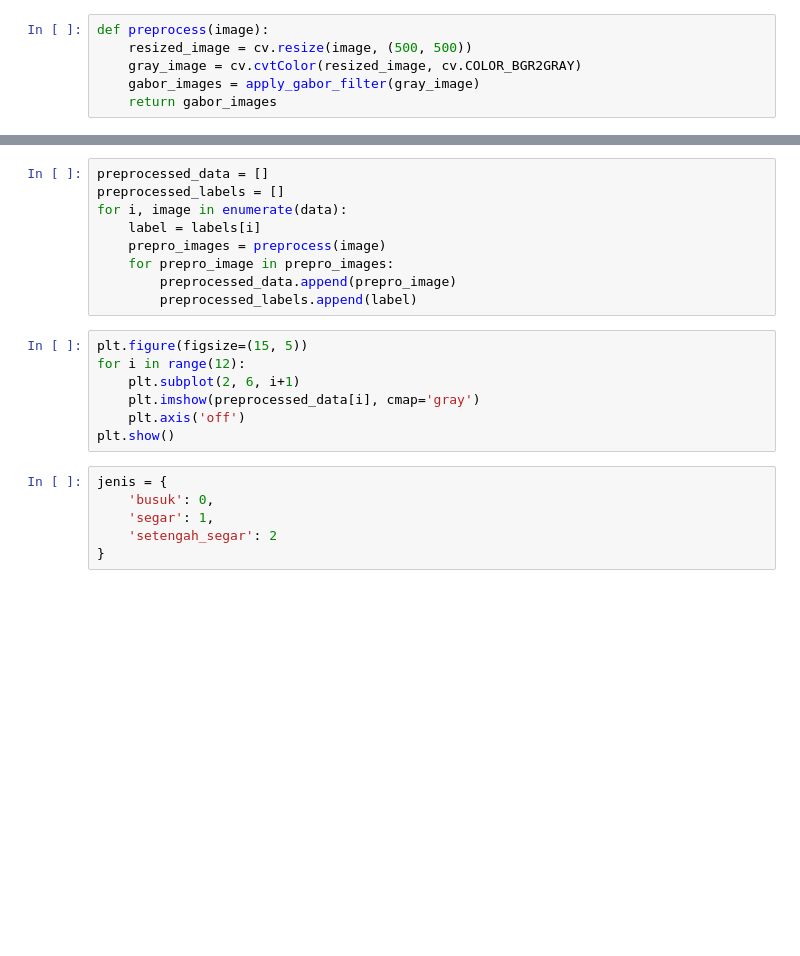
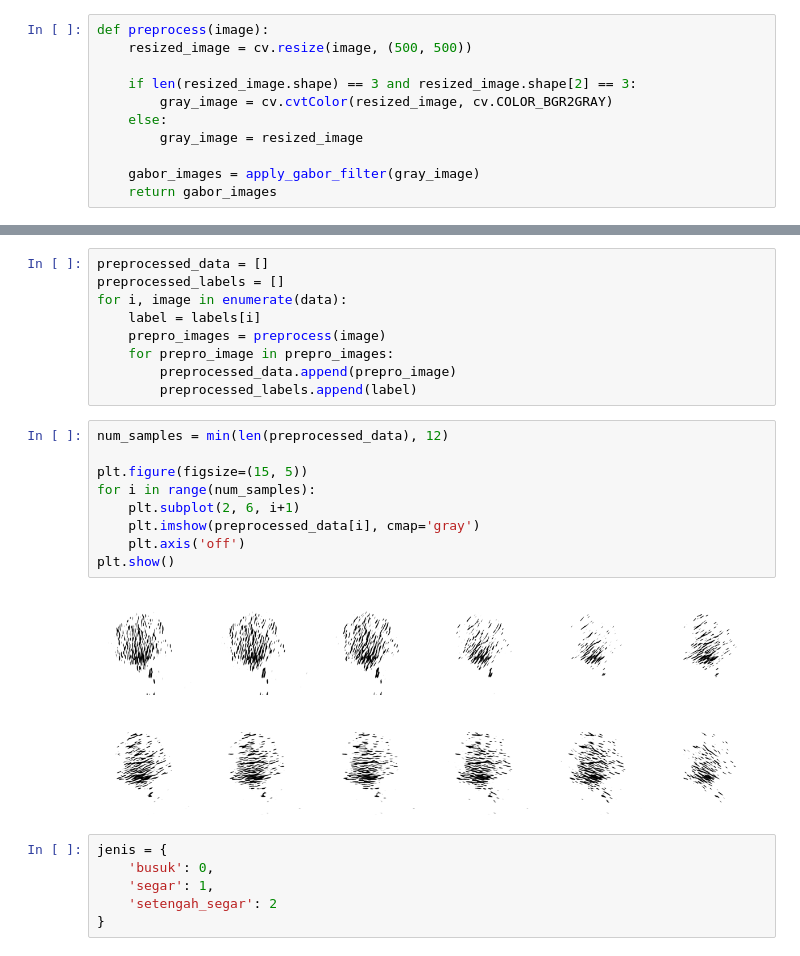
Before and after one commit to LaluRommy/Project-PCD-Kelompok-23, a Jupyter notebook: percobaan_2.ipynb, the cells around one changed output, grey strips where cells are left out. Drawn from its saved outputs; the diff is of its cells as text; blank space fills up the shorter version.

```diff
--- a/percobaan_2.ipynb
+++ b/percobaan_2.ipynb
@@ -129,7 +135,12 @@ def apply_gabor_filter(image):
 # %%
 def preprocess(image):
     resized_image = cv.resize(image, (500, 500))
-    gray_image = cv.cvtColor(resized_image, cv.COLOR_BGR2GRAY)
+
+    if len(resized_image.shape) == 3 and resized_image.shape[2] == 3:
+        gray_image = cv.cvtColor(resized_image, cv.COLOR_BGR2GRAY)
+    else:
+        gray_image = resized_image
+
     gabor_images = apply_gabor_filter(gray_image)
     return gabor_images
 # %%
@@ -153,12 +164,16 @@ for i, image in enumerate(data):
         preprocessed_data.append(prepro_image)
         preprocessed_labels.append(label)
 # %%
+num_samples = min(len(preprocessed_data), 12)
+
 plt.figure(figsize=(15, 5))
-for i in range(12):
+for i in range(num_samples):
     plt.subplot(2, 6, i+1)
     plt.imshow(preprocessed_data[i], cmap='gray')
     plt.axis('off')
 plt.show()
+# %% [output]
+[figure, added]
 # %%
 jenis = {
     'busuk': 0,
```
Also changed, not shown: parts of 16 cells of this notebook.
